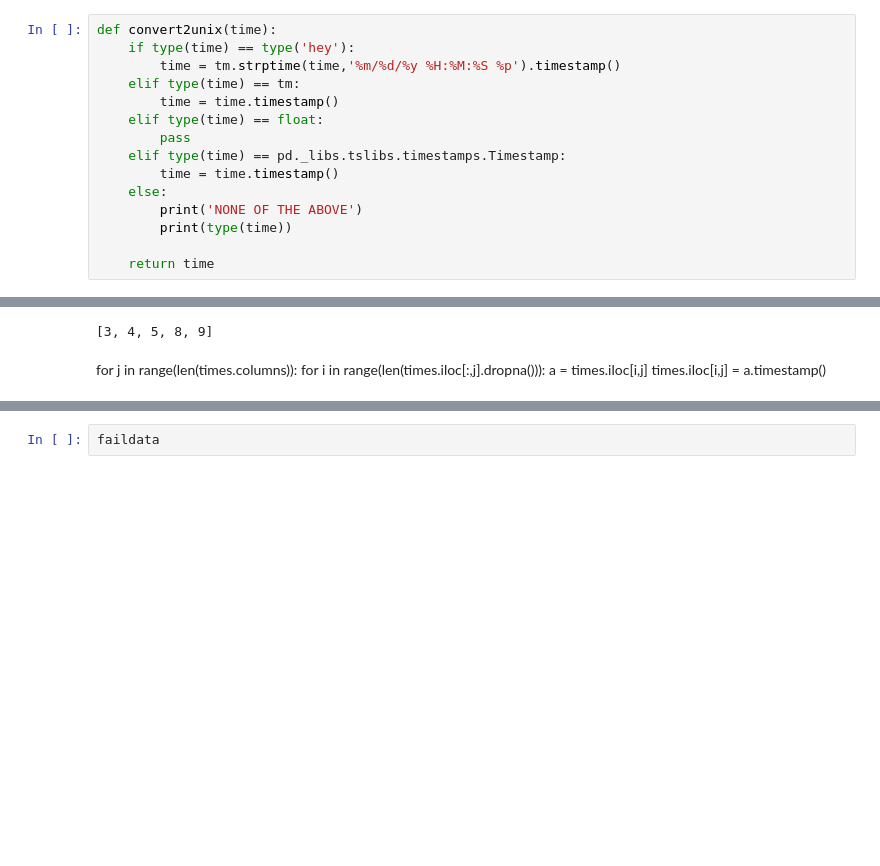
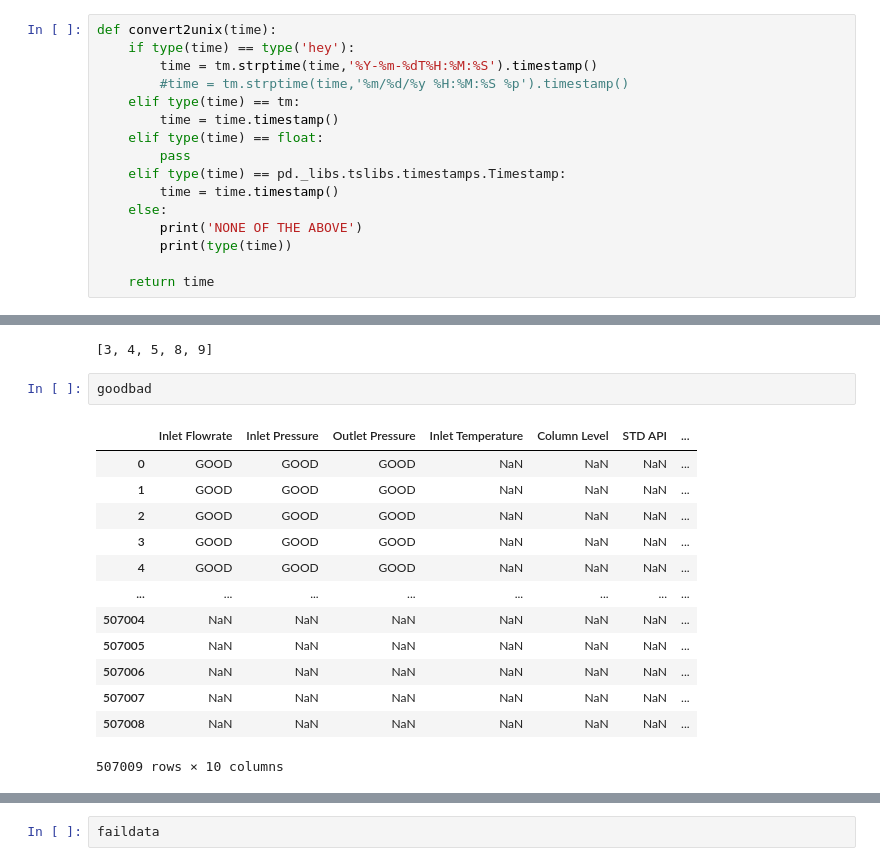
Before and after one commit to RodrigoBotelloSaucedo/ChevronTeamSpring2021, a Jupyter notebook: Clean_It.ipynb, the cells around one changed output, grey strips where cells are left out. Saved outputs shown, nothing was run; the diff lists cells and outputs as text; blank space fills up the shorter version.

```diff
--- a/Clean_It.ipynb
+++ b/Clean_It.ipynb
@@ -9,7 +9,8 @@ t = time.time()
 # %%
 def convert2unix(time):
     if type(time) == type('hey'):
-        time = tm.strptime(time,'%m/%d/%y %H:%M:%S %p').timestamp()
+        time = tm.strptime(time,'%Y-%m-%dT%H:%M:%S').timestamp()
+        #time = tm.strptime(time,'%m/%d/%y %H:%M:%S %p').timestamp()
     elif type(time) == tm:
         time = time.timestamp()
     elif type(time) == float:
@@ -151,11 +158,22 @@ goodbad.reset_index(drop = True, inplace = True)
 missingcols
 # %% [output]
 [3, 4, 5, 8, 9]
-# %% [markdown]
-for j in range(len(times.columns)):
-    for i in range(len(times.iloc[:,j].dropna())):
-        a = times.iloc[i,j]
-        times.iloc[i,j] = a.timestamp()
+# %%
+goodbad
+# %% [output]
+|  | Inlet Flowrate | Inlet Pressure | Outlet Pressure | Inlet Temperature | Column Level | STD API | ... |
+| 0 | GOOD | GOOD | GOOD | NaN | NaN | NaN | ... |
+| 1 | GOOD | GOOD | GOOD | NaN | NaN | NaN | ... |
+| 2 | GOOD | GOOD | GOOD | NaN | NaN | NaN | ... |
+| 3 | GOOD | GOOD | GOOD | NaN | NaN | NaN | ... |
+| 4 | GOOD | GOOD | GOOD | NaN | NaN | NaN | ... |
+| ... | ... | ... | ... | ... | ... | ... | ... |
+| 507004 | NaN | NaN | NaN | NaN | NaN | NaN | ... |
+| 507005 | NaN | NaN | NaN | NaN | NaN | NaN | ... |
+| 507006 | NaN | NaN | NaN | NaN | NaN | NaN | ... |
+| 507007 | NaN | NaN | NaN | NaN | NaN | NaN | ... |
+| 507008 | NaN | NaN | NaN | NaN | NaN | NaN | ... |
+507009 rows × 10 columns
 # %%
 ### $ interpolates for BAD Values
 ### $ Excludes last row because you can't interpolate a machine being on or off
```
Also changed, not shown: parts of 35 cells of this notebook.
